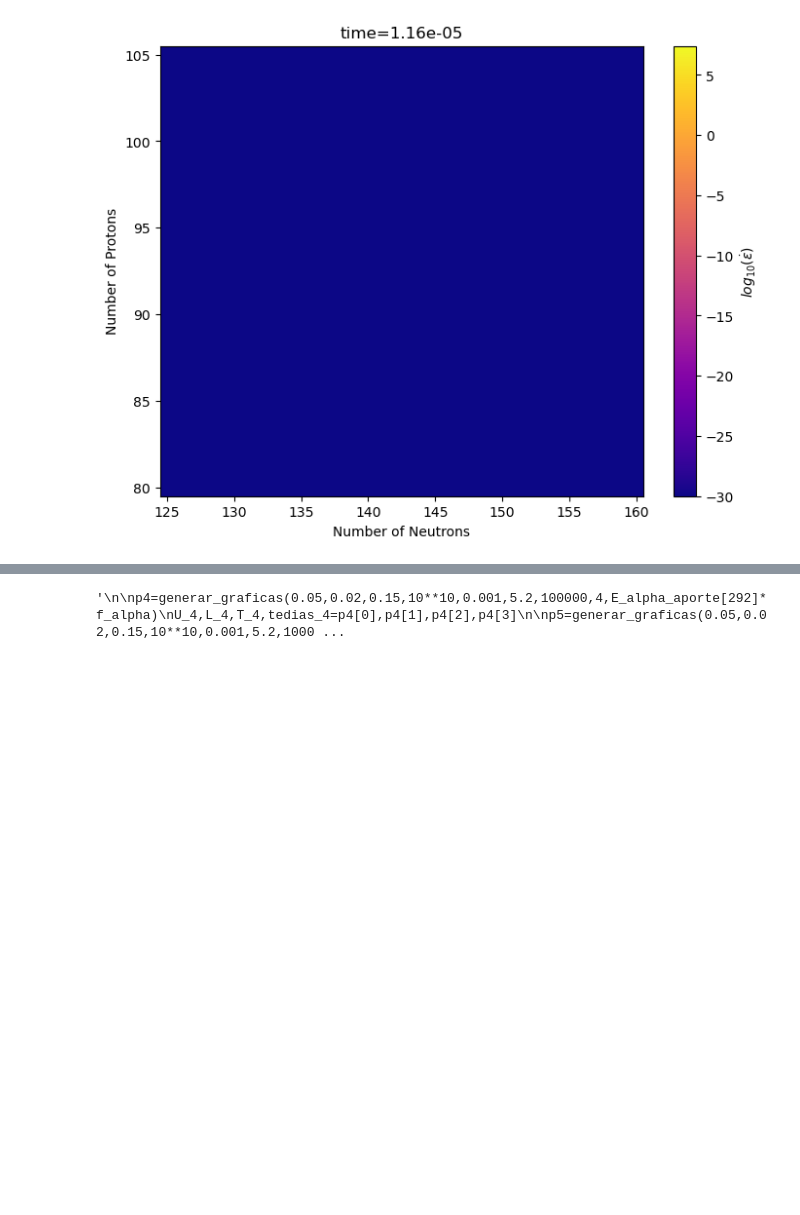
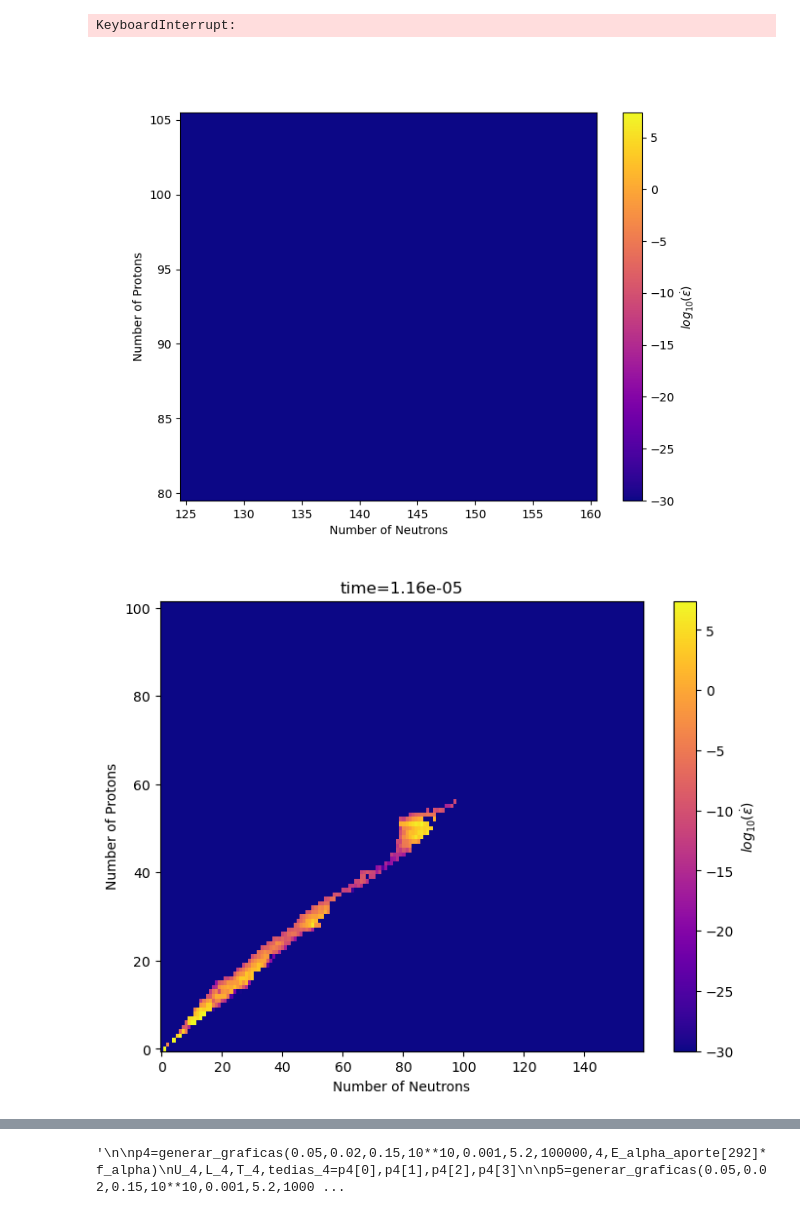
Before and after one commit to DiegoHp45/Kilonova, a Jupyter notebook: article_1.ipynb, the cells around one changed output, grey strips where cells are left out. Saved outputs shown, nothing was run; the diff lists cells and outputs as text; code cells hidden in the pictures; blank space fills up the shorter version.

```diff
--- a/article_1.ipynb
+++ b/article_1.ipynb
@@ -248,7 +253,68 @@ fig2,ax2=Generar_grafica_epsion_nuchart(1,'Days','beta',0,max_neutronsB,0,max_pr
+# %%
+'''Animation case alpha, It works but it takes a while. Needs development '''
+#Values for Alpha for zoom (n,z). 125<=n<=160 and 80<=z<=105
+Decaimiento='Alpha'
+x_start,x_end=125,160
+y_start,y_end=80,105
+#Values for Beta
+'''
+Decaimiento='Beta'
+x_start,x_end=0,max_neutronsB
+y_start,y_end=0,max_protonsB
+'''
+#Filling the Heatmap
+epsilon_per_nuclei_ = []
+if Decaimiento=='Alpha':
+    heatmap_matrix = np.zeros((max_protonsA+ 1,max_neutronsA + 1))
+    for i in range(len(Nuclei_alpha)):
+        epsilon_per_nuclei_.append(E_alpha_aporte[i][0])
+    for n, p, a in zip(neutrons[0], protons[0], epsilon_per_nuclei_):
+        heatmap_matrix[p, n] = a
+else:
+    heatmap_matrix = np.zeros((max_protonsB+ 1,max_neutronsB + 1))
+    for i in range(len(Nuclei_beta)):
+        epsilon_per_nuclei_.append(E_beta_aporte[i][0])
+    for n, p, a in zip(neutrons[1], protons[1], epsilon_per_nuclei_):
+        heatmap_matrix[p, n] = a
+log_heatmap_matrix = np.log10(heatmap_matrix+1e-30)
+subset=log_heatmap_matrix[y_start:y_end+1,x_start:x_end+1]
+
+#showing the Heatmap
+fig, ax = plt.subplots(1,1, figsize=(8,6))
+cax = ax.imshow(subset, origin='lower', cmap='plasma', aspect='auto',vmin=-30,vmax=np.log10(5.5**10),extent=[x_start-0.5, x_end+0.5,y_start-0.5, y_end+0.5])#
+colorbar = fig.colorbar(cax, ax=ax, orientation='vertical')
+colorbar.set_label(r'$log_{10}(\dot\epsilon)$')  # Etiqueta para la barra de color
+ax.set_xlabel("Number of Neutrons")
+ax.set_ylabel("Number of Protons")
+
+def actualizar(j):
+    epsilon_per_nuclei_ = []
+    if Decaimiento=='Alpha':
+        heatmap_matrix = np.zeros((max_protonsA+ 1,max_neutronsA + 1))
+        for i in range(len(Nuclei_alpha)):
+            epsilon_per_nuclei_.append(E_alpha_aporte[i][round(12.5*j)])
+        for n, p, a in zip(neutrons[0], protons[0], epsilon_per_nuclei_):
+            heatmap_matrix[p, n] = a
+    else:
+        heatmap_matrix = np.zeros((max_protonsB+ 1,max_neutronsB + 1))
+        for i in range(len(Nuclei_beta)):
+            epsilon_per_nuclei_.append(E_beta_aporte[i][round(12.5*j)])
+        for n, p, a in zip(neutrons[1], protons[1], epsilon_per_nuclei_):
+            heatmap_matrix[p, n] = a
+    log_heatmap_matrix = np.log10(heatmap_matrix+1e-30)
+    cax.set_data(log_heatmap_matrix[y_start:y_end+1,x_start:x_end+1])
+    ax.set_title(f'time={(t[round(12.5*j)]/(60*60*24)):.2e}')
+
+animacion=animation.FuncAnimation(fig,actualizar,800)
+animacion.save('Alpha_animacion.mp4',fps=60)
+# %% [output]
+KeyboardInterrupt:
+[figure, added]
 # %%
-Decaimiento='Alpha'
-x_start,x_end=125,160
-y_start,y_end=80,105
+'''Animation case Beta, It works but it takes a while. Needs development '''
+Decaimiento='Beta'
+#x_start,x_end=0,226
+#y_start,y_end=0,111
 
 epsilon_per_nuclei_ = []
 if Decaimiento=='Alpha':
@@ -264,10 +330,10 @@ else:
     for n, p, a in zip(neutrons[1], protons[1], epsilon_per_nuclei_):
         heatmap_matrix[p, n] = a
 log_heatmap_matrix = np.log10(heatmap_matrix+1e-30)
-subset=log_heatmap_matrix[y_start:y_end+1,x_start:x_end+1]
+subset=log_heatmap_matrix#[y_start:y_end+1,x_start:x_end+1]
 
 fig, ax = plt.subplots(1,1, figsize=(8,6))
-cax = ax.imshow(subset, origin='lower', cmap='plasma', aspect='auto',vmin=-30,vmax=np.log10(5.5**10),extent=[x_start-0.5, x_end+0.5,y_start-0.5, y_end+0.5])#
+cax = ax.imshow(subset, origin='lower', cmap='plasma', aspect='auto',vmin=-30,vmax=np.log10(5.5**10))#,extent=[x_start-0.5, x_end+0.5,y_start-0.5, y_end+0.5])#
 colorbar = fig.colorbar(cax, ax=ax, orientation='vertical')  # Cambia 'vertical' a 'horizontal' si lo prefieres
 colorbar.set_label(r'$log_{10}(\dot\epsilon)$')  # Etiqueta para la barra de color
 ax.set_xlabel("Number of Neutrons")
@@ -288,10 +354,10 @@ def actualizar(j):
         for n, p, a in zip(neutrons[1], protons[1], epsilon_per_nuclei_):
             heatmap_matrix[p, n] = a
     log_heatmap_matrix = np.log10(heatmap_matrix+1e-30)
-    cax.set_data(log_heatmap_matrix[y_start:y_end+1,x_start:x_end+1])
+    cax.set_data(log_heatmap_matrix)#[y_start:y_end+1,x_start:x_end+1])
     ax.set_title(f'time={(t[round(12.5*j)]/(60*60*24)):.2e}')
 
 animacion=animation.FuncAnimation(fig,actualizar,800)
-animacion.save('Alpha_animacion.mp4',fps=60)
+animacion.save('Beta_animacion.mp4',fps=60)
 # %% [output]
-[figure, old version]
+[figure, new version]
```
Also changed, not shown: parts of 30 cells of this notebook.
